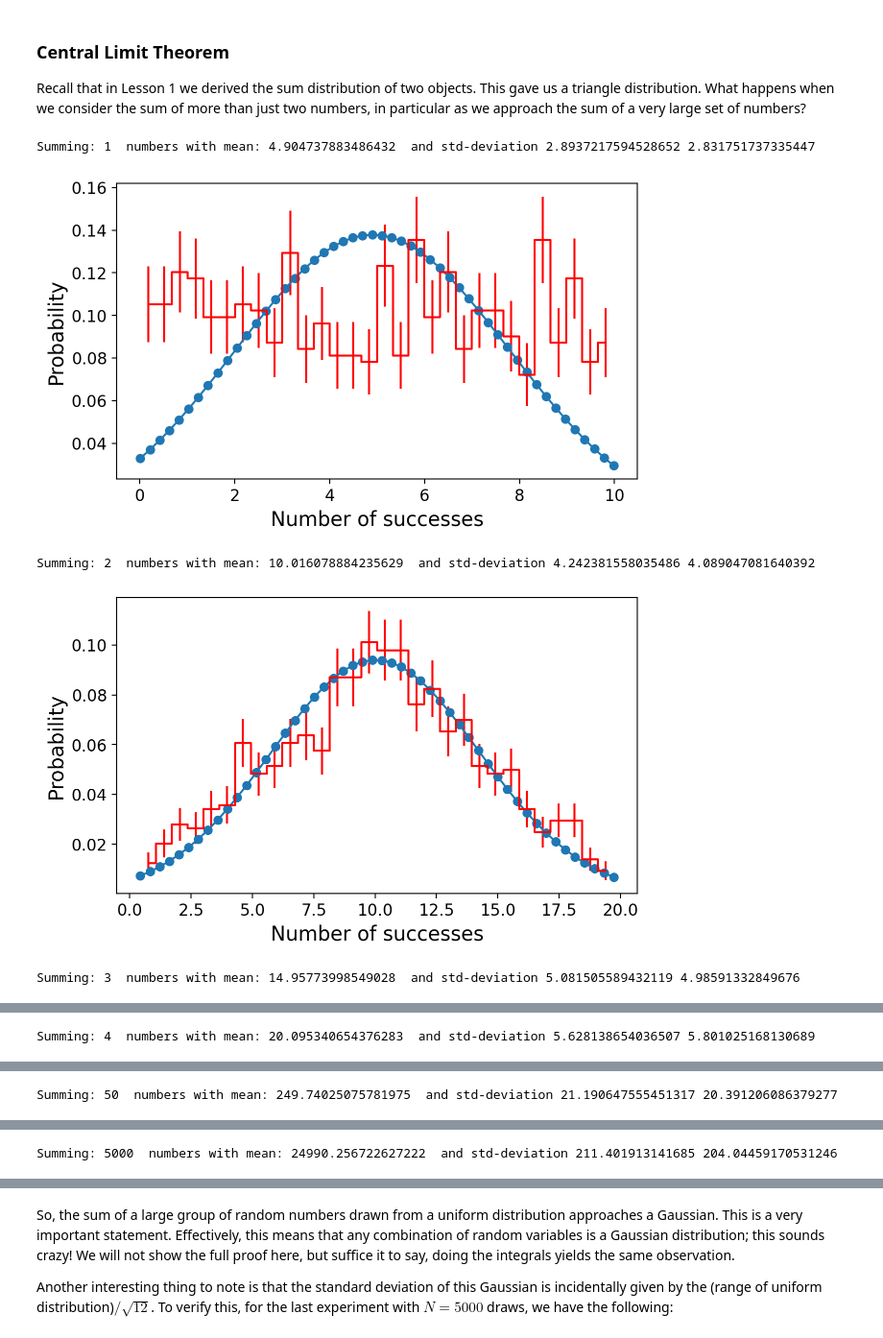
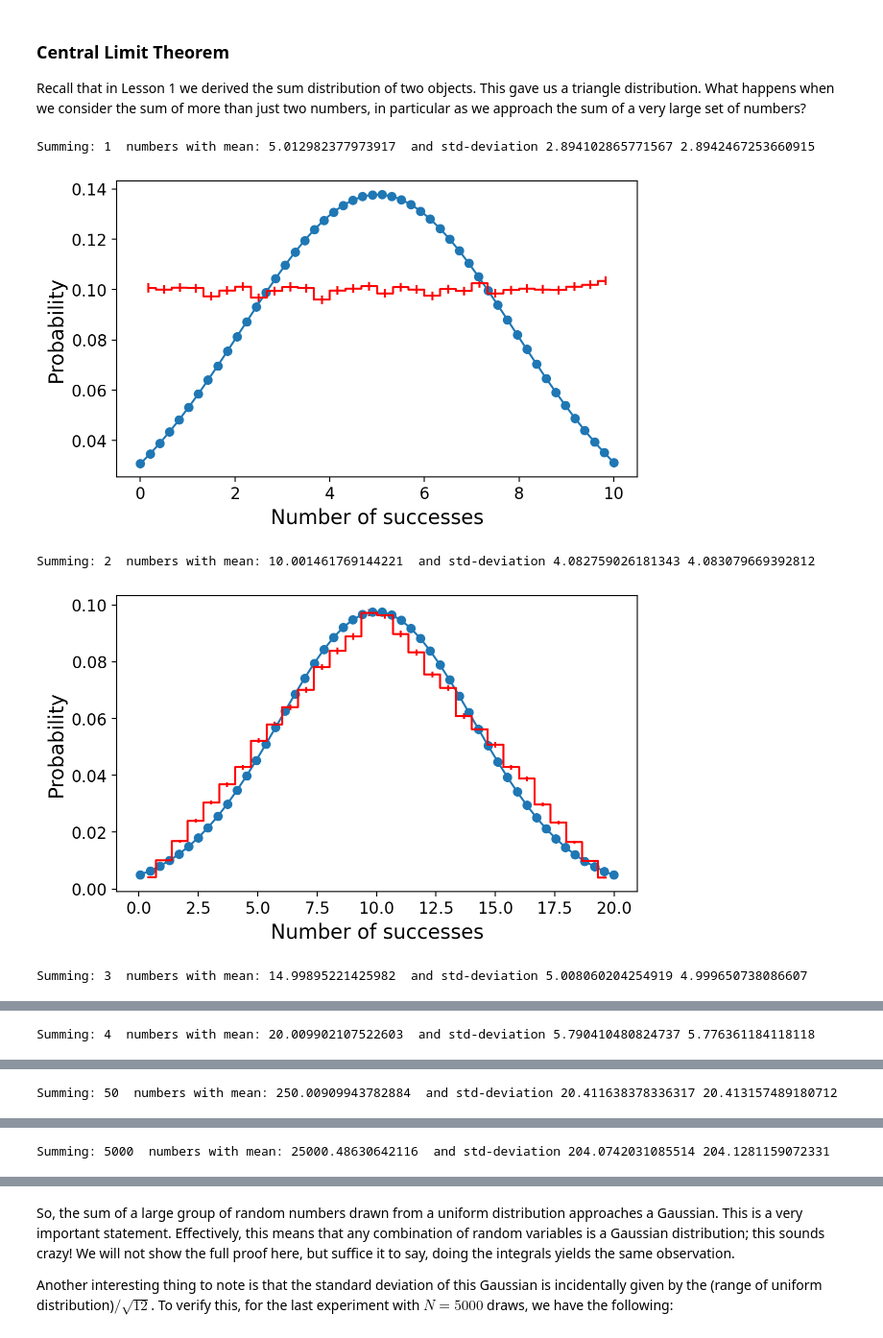
Before and after one commit to mit-physics-data/lectures, a Jupyter notebook: lecture2/8316_L02_MAIN.ipynb, the cells around one changed output, grey strips where cells are left out. Shown at 96% size. Cells and saved outputs as stored; diff of their text form; code cells hidden in the pictures.

```diff
--- a/lecture2/8316_L02_MAIN.ipynb
+++ b/lecture2/8316_L02_MAIN.ipynb
@@ -1239,36 +1247,36 @@ import math
 def normhist(iVars,iNbins=30,iNormalize=True):
     y0, bin_edges = np.histogram(iVars, bins=iNbins)
     bin_centers = 0.5*(bin_edges[1:] + bin_edges[:-1])
     norm0 = 1
     if iNormalize:
         norm0=len(iVars)*(bin_edges[-1]-bin_edges[0])/iNbins
     plt.errorbar(bin_centers,y0/norm0,yerr=y0**0.5/norm0,drawstyle = 'steps-mid',c='red')
     return bin_centers,y0,bin_edges
 
 def plotSum(iN):
-    ntoys=1000
+    ntoys=100000
     sums=np.array([])
     for i0 in range(ntoys):
         pToy = np.random.uniform(0,10,iN)
         sums = np.append(sums,pToy.sum())
     _,_,binrange=normhist(sums) #plots a Gaussian hist
     k=np.linspace(binrange[0],binrange[-1], 50)
     normal=stats.norm.pdf(k,sums.mean(),sums.std())
     plt.plot(k,normal,'o-')
     plt.xlabel("Number of successes")
     plt.ylabel("Probability")
     print("Summing:",iN," numbers with mean:",sums.mean()," and std-deviation",sums.std(),sums.mean()/math.sqrt(3*iN))
     plt.show()
 
 plotSum(1)
 plotSum(2)
 plotSum(3)
 plotSum(4)
 plotSum(50)
 plotSum(5000)
 # %% [output]
-Summing: 1  numbers with mean: 4.904737883486432  and std-deviation 2.8937217594528652 2.831751737335447
+Summing: 1  numbers with mean: 5.012982377973917  and std-deviation 2.894102865771567 2.8942467253660915
-[figure, old version]
+[figure, new version]
-Summing: 2  numbers with mean: 10.016078884235629  and std-deviation 4.242381558035486 4.089047081640392
+Summing: 2  numbers with mean: 10.001461769144221  and std-deviation 4.082759026181343 4.083079669392812
-[figure, old version]
+[figure, new version]
-Summing: 3  numbers with mean: 14.95773998549028  and std-deviation 5.081505589432119 4.98591332849676
+Summing: 3  numbers with mean: 14.99895221425982  and std-deviation 5.008060204254919 4.999650738086607
@@ -1276 +1284 @@ Summing: 3  numbers with mean: 14.95773998549028  and std-deviation 5.0815055894
-Summing: 4  numbers with mean: 20.095340654376283  and std-deviation 5.628138654036507 5.801025168130689
+Summing: 4  numbers with mean: 20.009902107522603  and std-deviation 5.790410480824737 5.776361184118118
@@ -1278 +1286 @@ Summing: 4  numbers with mean: 20.095340654376283  and std-deviation 5.628138654
-Summing: 50  numbers with mean: 249.74025075781975  and std-deviation 21.190647555451317 20.391206086379277
+Summing: 50  numbers with mean: 250.00909943782884  and std-deviation 20.411638378336317 20.413157489180712
@@ -1280 +1288 @@ Summing: 50  numbers with mean: 249.74025075781975  and std-deviation 21.1906475
-Summing: 5000  numbers with mean: 24990.256722627222  and std-deviation 211.401913141685 204.04459170531246
+Summing: 5000  numbers with mean: 25000.48630642116  and std-deviation 204.0742031085514 204.1281159072331
```
Also changed, not shown: parts of 9 cells of this notebook, 1 other file.
